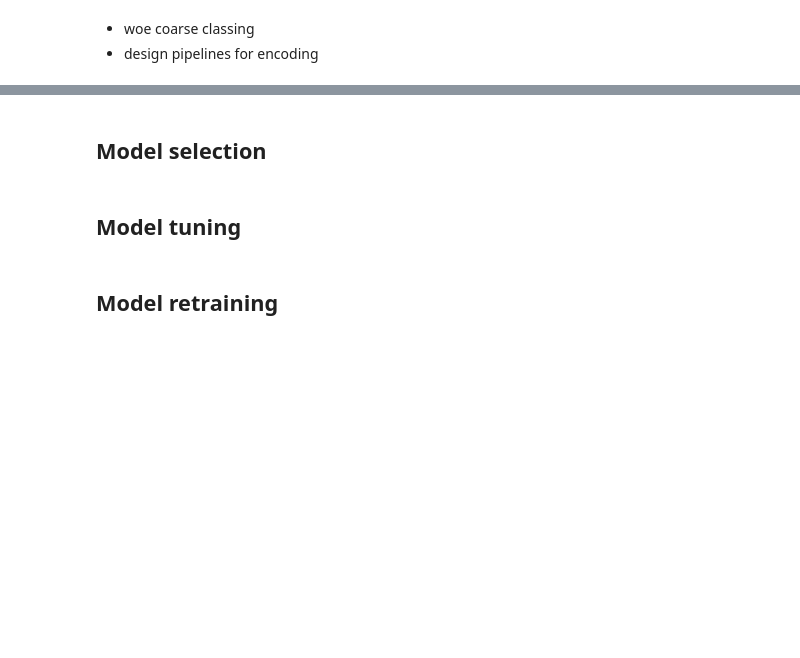
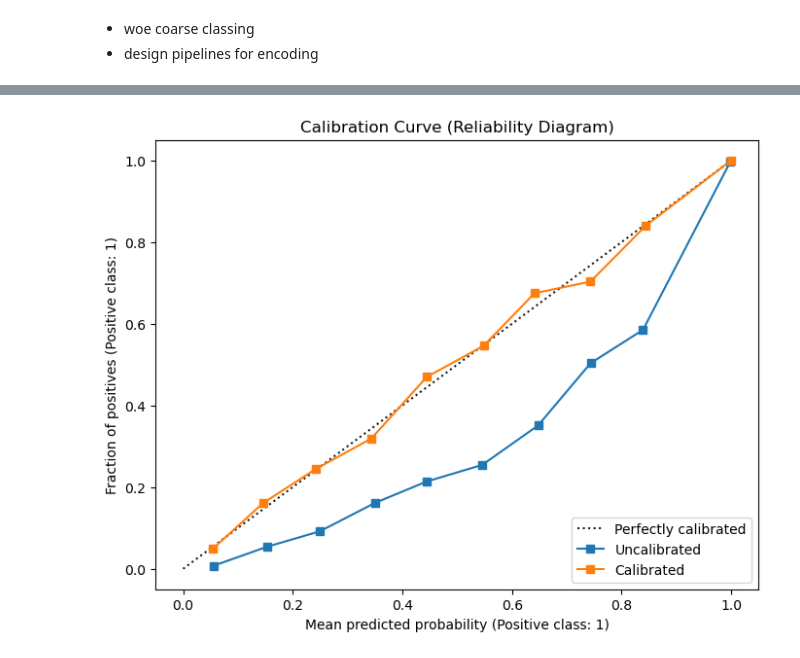
Before and after one commit to ethanhopkins101/DataScience-Projects, a Jupyter notebook: credit_card_customers/loan_default.ipynb, the cells around one changed output, grey strips where cells are left out. Drawn from its saved outputs; the diff is of its cells as text; code cells hidden in the pictures; blank space fills up the shorter version.

```diff
--- a/credit_card_customers/loan_default.ipynb
+++ b/credit_card_customers/loan_default.ipynb
@@ -1109,8 +1297,13 @@ fe_pipe= Pipeline([
 # %%
-# pipe trasnform then pipe coarse classing
+fig, ax = plt.subplots(figsize=(8, 6))
+
+# Plot Uncalibrated (Original Best Model)
+CalibrationDisplay.from_estimator(grid_search.best_estimator_, x_test, y_test, n_bins=10, name='Uncalibrated', ax=ax)
+
+# Plot Calibrated
+CalibrationDisplay.from_estimator(calibrated_model, x_test, y_test, n_bins=10, name='Calibrated', ax=ax)
+
+plt.title("Calibration Curve (Reliability Diagram)")
+plt.show()
+# %% [output]
+[figure, added]
-# %% [markdown]
-## Model selection
-# %% [markdown]
-## Model tuning
-# %% [markdown]
-## Model retraining
```
Also changed, not shown: parts of 31 cells of this notebook.
